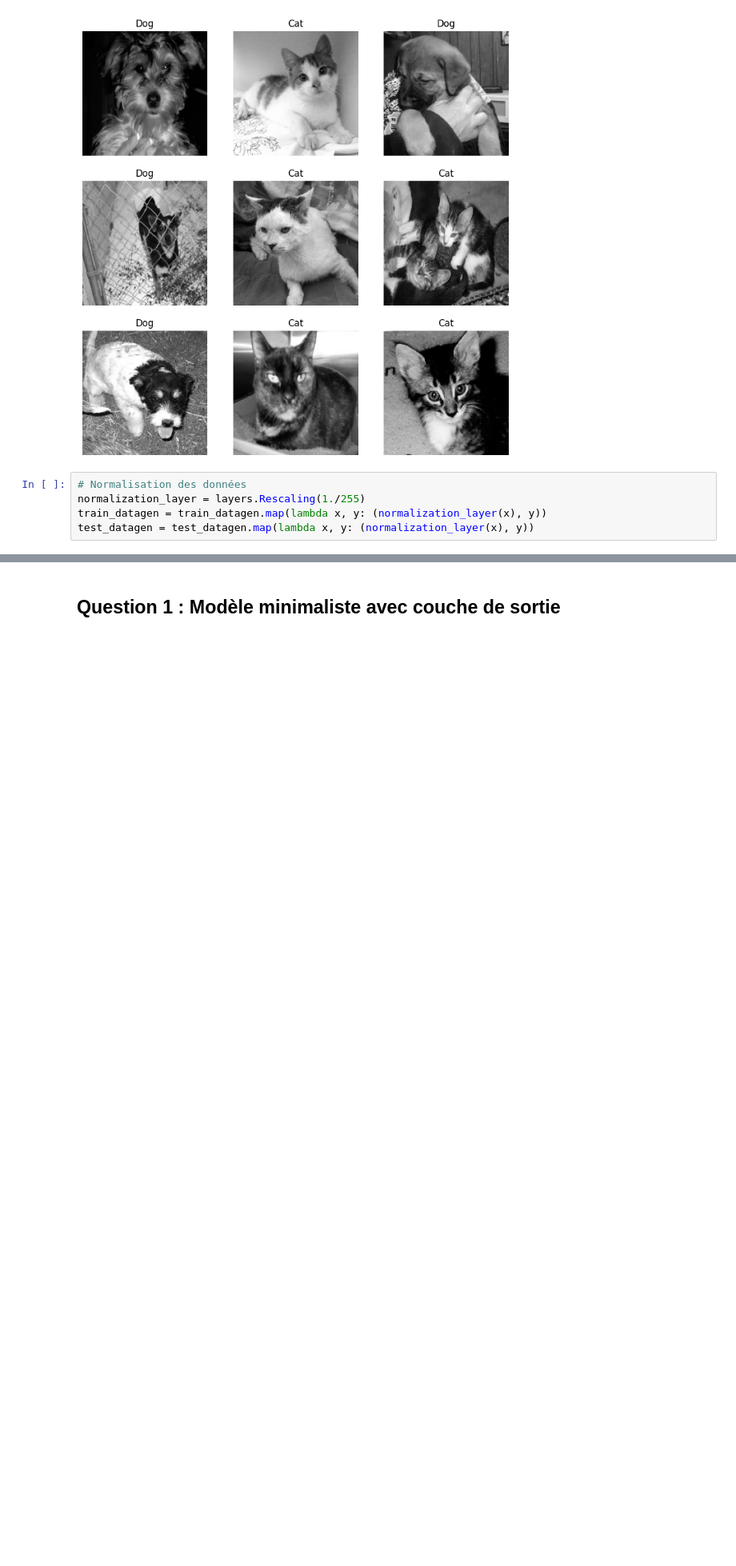
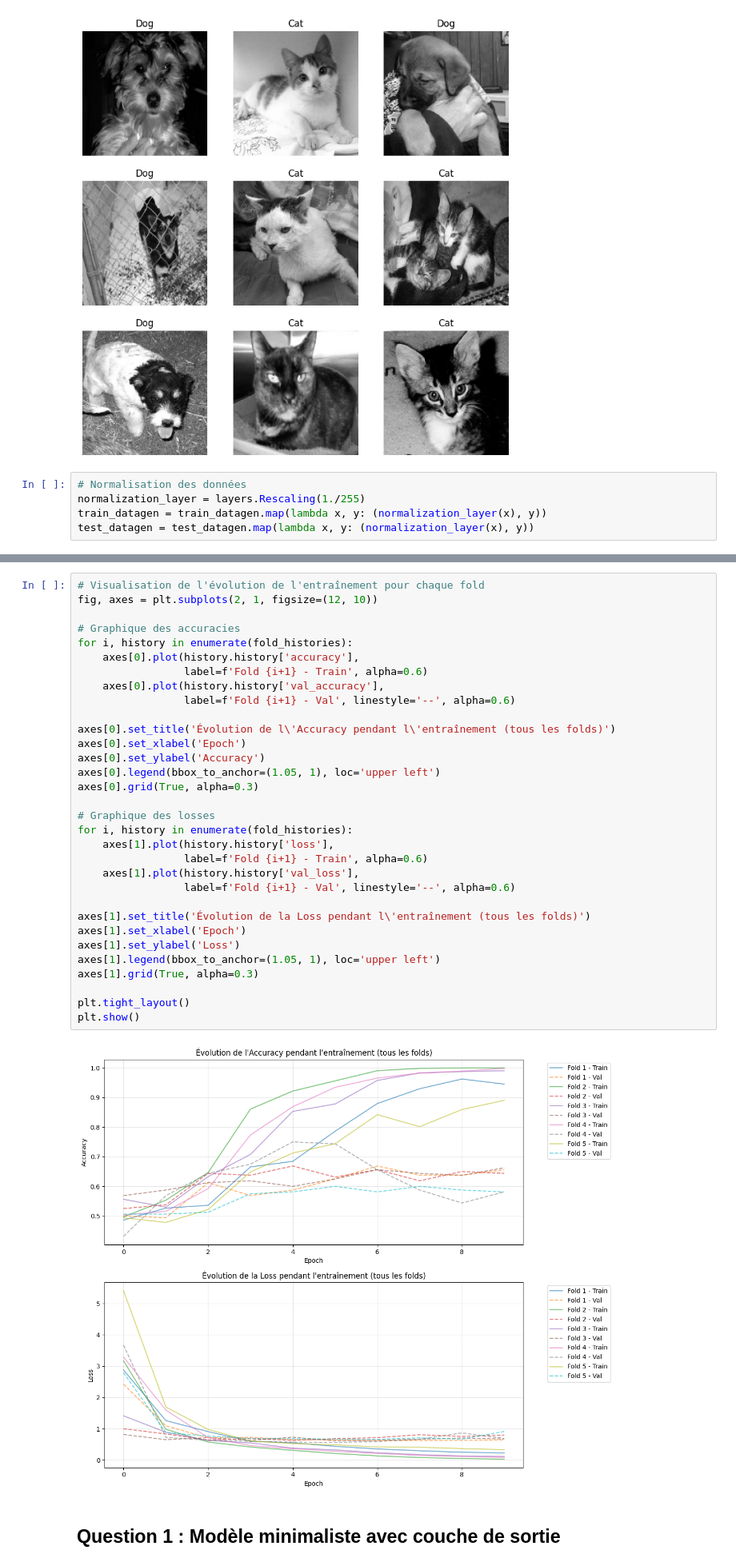
Before and after one commit to AlexisDcn/RDN-YGREG-TP1, a Jupyter notebook: TP_classification_Alexis.ipynb, the cells around one changed output, grey strips where cells are left out. Shown at 80% size. Drawn from its saved outputs; the diff is of its cells as text; blank space fills up the shorter version.

```diff
--- a/TP_classification_Alexis.ipynb
+++ b/TP_classification_Alexis.ipynb
@@ -74,3 +310,37 @@ test_datagen = test_datagen.map(lambda x, y: (normalization_layer(x), y))
+# %%
+# Visualisation de l'évolution de l'entraînement pour chaque fold
+fig, axes = plt.subplots(2, 1, figsize=(12, 10))
+
+# Graphique des accuracies
+for i, history in enumerate(fold_histories):
+    axes[0].plot(history.history['accuracy'],
+                 label=f'Fold {i+1} - Train', alpha=0.6)
+    axes[0].plot(history.history['val_accuracy'],
+                 label=f'Fold {i+1} - Val', linestyle='--', alpha=0.6)
+
+axes[0].set_title('Évolution de l\'Accuracy pendant l\'entraînement (tous les folds)')
+axes[0].set_xlabel('Epoch')
+axes[0].set_ylabel('Accuracy')
+axes[0].legend(bbox_to_anchor=(1.05, 1), loc='upper left')
+axes[0].grid(True, alpha=0.3)
+
+# Graphique des losses
+for i, history in enumerate(fold_histories):
+    axes[1].plot(history.history['loss'],
+                 label=f'Fold {i+1} - Train', alpha=0.6)
+    axes[1].plot(history.history['val_loss'],
+                 label=f'Fold {i+1} - Val', linestyle='--', alpha=0.6)
+
+axes[1].set_title('Évolution de la Loss pendant l\'entraînement (tous les folds)')
+axes[1].set_xlabel('Epoch')
+axes[1].set_ylabel('Loss')
+axes[1].legend(bbox_to_anchor=(1.05, 1), loc='upper left')
+axes[1].grid(True, alpha=0.3)
+
+plt.tight_layout()
+plt.show()
+# %% [output]
+[figure, added]
 # %% [markdown]
 ## Question 1 : Modèle minimaliste avec couche de sortie
 # %%
```
Also changed, not shown: parts of 14 cells of this notebook.
